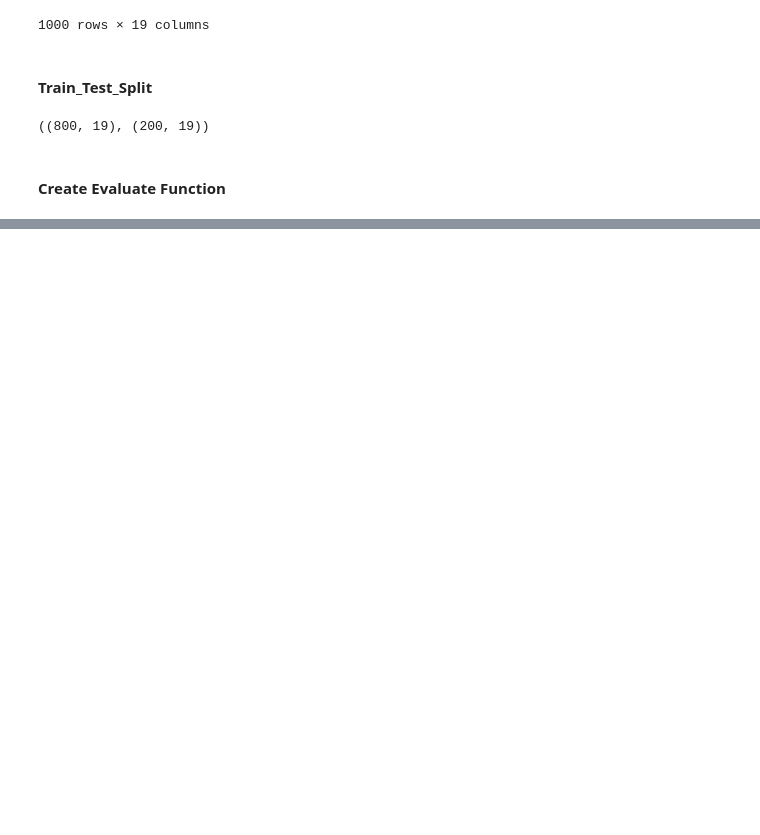
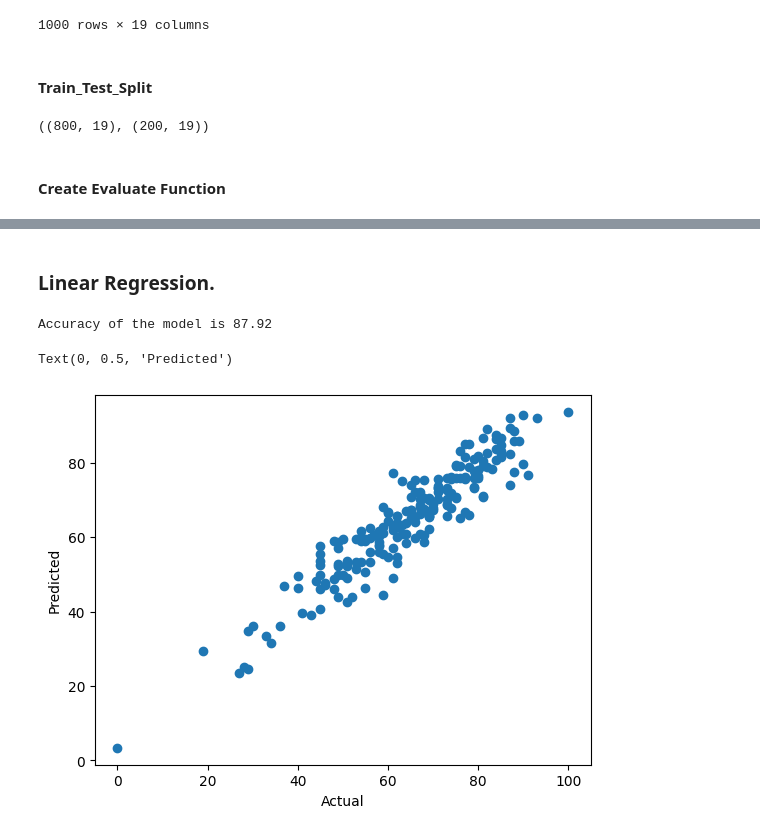
Before and after one commit to AMAN631-tech/MLPROJECT, a Jupyter notebook: notebook/MODEL_TRAINING.ipynb, the cells around one changed output, grey strips where cells are left out. Drawn from its saved outputs; the diff is of its cells as text; code cells hidden in the pictures; blank space fills up the shorter version.

```diff
--- a/notebook/MODEL_TRAINING.ipynb
+++ b/notebook/MODEL_TRAINING.ipynb
@@ -186,7 +186,7 @@ models = {
     "Random Forest Regressor": RandomForestRegressor(),
     "AdaBoost Regressor": AdaBoostRegressor(),
     "XGB Regressor": XGBRegressor(),
-    "CatBoost Regressor": CatBoostRegressor()
+    "CatBoost Regressor": CatBoostRegressor(verbose=False)
 }
 # %%
 print(len(models))
@@ -212,3 +232,36 @@ dict_keys(['Linear Regression', 'Ridge', 'LASSO', 'ElasticNet', 'K-Neigbors Regr
 # %%
 models_list = []
 r2_list = []
+# %%
+for i in range(len(list(models))):
+    model = list(models.values())[i]
+    model.fit(X_train,y_train) # Model Training
+
+    y_train_pred = model.predict(X_train)
+    y_test_pred = model.predict(X_test)
+
+    train_mae,train_mse,train_rmse,train_r2 = evaluate_model(y_train,y_train_pred)
+    test_mae,test_mse,test_rmse,test_r2 = evaluate_model(y_test,y_test_pred)
+
+    print(f"*********************{list(models.keys())[i]}*********************")
+    models_list.append(list(models.keys())[i])
+
+
+    print("Model Training Performance :")
+    print("- MSE : {:.4f}".format(train_mse))
+    print("- RMSE : {:.4f}".format(train_rmse))
+    print("- R2 Score : {:.4f}".format(train_r2))
+    print("- MAE : {:.4f}".format(train_mae))
+
+    print("-------------------------------------------------------")
+
+    print("Model Testing Performance :")
+    print("- MSE : {:.4f}".format(test_mse))
+    print("- RMSE : {:.4f}".format(test_rmse))
+    print("- R2 Score : {:.4f}".format(test_r2))
+    print("- MAE : {:.4f}".format(test_mae))
+
+    r2_list.append(test_r2)
+
+    print("="*35)
+    print("\n")
@@ -214,0 +305,17 @@ r2_list = []
+# %% [markdown]
+### Linear Regression.
+# %%
+lin_model = LinearRegression(fit_intercept=True)
+lin_model = lin_model.fit(X_train,y_train)
+y_pred = lin_model.predict(X_test)
+r2 = r2_score(y_test,y_pred)*100
+print("Accuracy of the model is %.2f" %r2)
+# %% [output]
+Accuracy of the model is 87.92
+# %%
+plt.scatter(y_test,y_pred)
+plt.xlabel('Actual')
+plt.ylabel('Predicted')
+# %% [output]
+Text(0, 0.5, 'Predicted')
+[figure, added]
```
Also changed, not shown: parts of 9 cells of this notebook, 5 other files.
